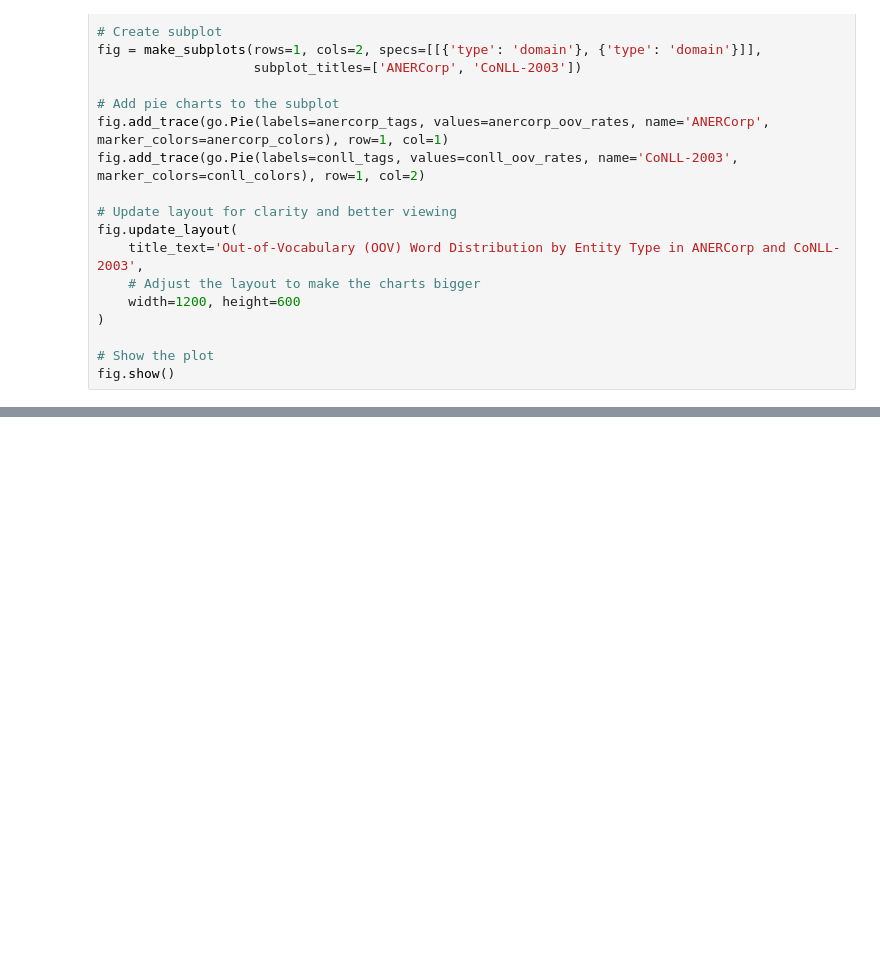
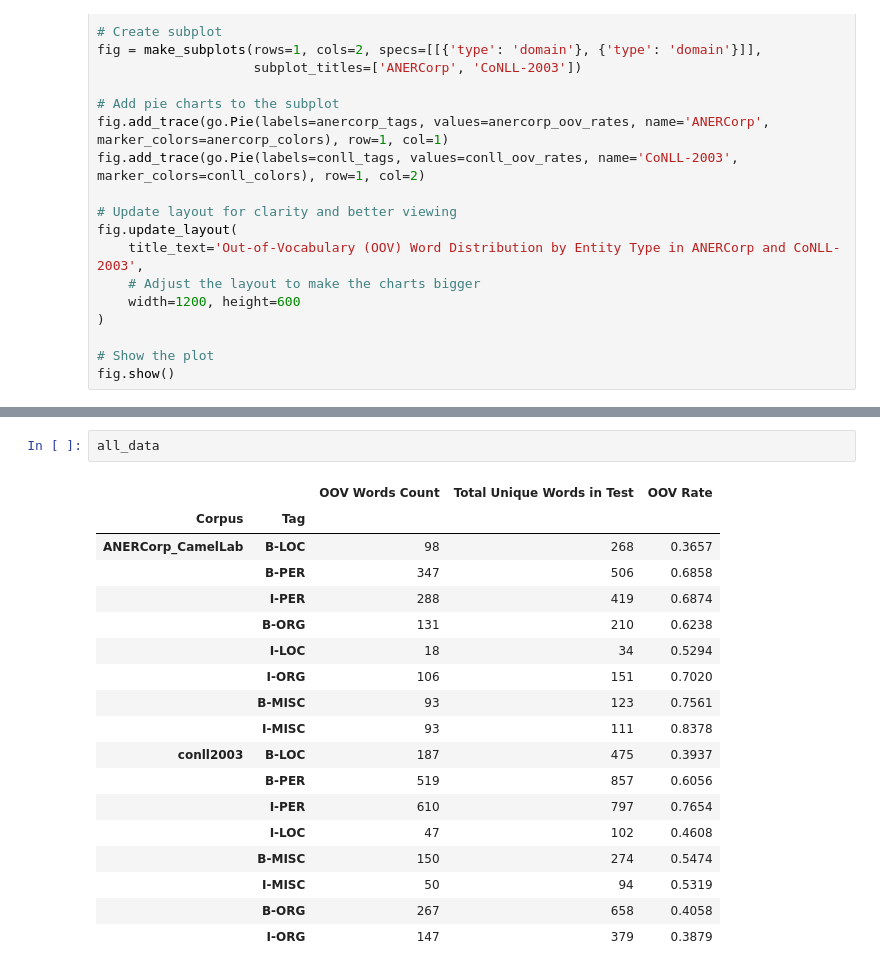
Before and after one commit to ay94/deformar-dashboard, a Jupyter notebook: notebooks/analysis/dataset_characteristics.ipynb, the cells around one changed output, grey strips where cells are left out. Cells and saved outputs as stored; diff of their text form; blank space fills up the shorter version.

```diff
--- a/notebooks/analysis/dataset_characteristics.ipynb
+++ b/notebooks/analysis/dataset_characteristics.ipynb
@@ -1128,0 +1203,21 @@ fig.show()
+# %%
+all_data
+# %% [output]
+|  |  | OOV Words Count | Total Unique Words in Test | OOV Rate |
+| Corpus | Tag |  |  |  |
+| ANERCorp_CamelLab | B-LOC | 98 | 268 | 0.3657 |
+|  | B-PER | 347 | 506 | 0.6858 |
+|  | I-PER | 288 | 419 | 0.6874 |
+|  | B-ORG | 131 | 210 | 0.6238 |
+|  | I-LOC | 18 | 34 | 0.5294 |
+|  | I-ORG | 106 | 151 | 0.7020 |
+|  | B-MISC | 93 | 123 | 0.7561 |
+|  | I-MISC | 93 | 111 | 0.8378 |
+| conll2003 | B-LOC | 187 | 475 | 0.3937 |
+|  | B-PER | 519 | 857 | 0.6056 |
+|  | I-PER | 610 | 797 | 0.7654 |
+|  | I-LOC | 47 | 102 | 0.4608 |
+|  | B-MISC | 150 | 274 | 0.5474 |
+|  | I-MISC | 50 | 94 | 0.5319 |
+|  | B-ORG | 267 | 658 | 0.4058 |
+|  | I-ORG | 147 | 379 | 0.3879 |
```
Also changed, not shown: parts of 9 cells of this notebook, 3 other files.
